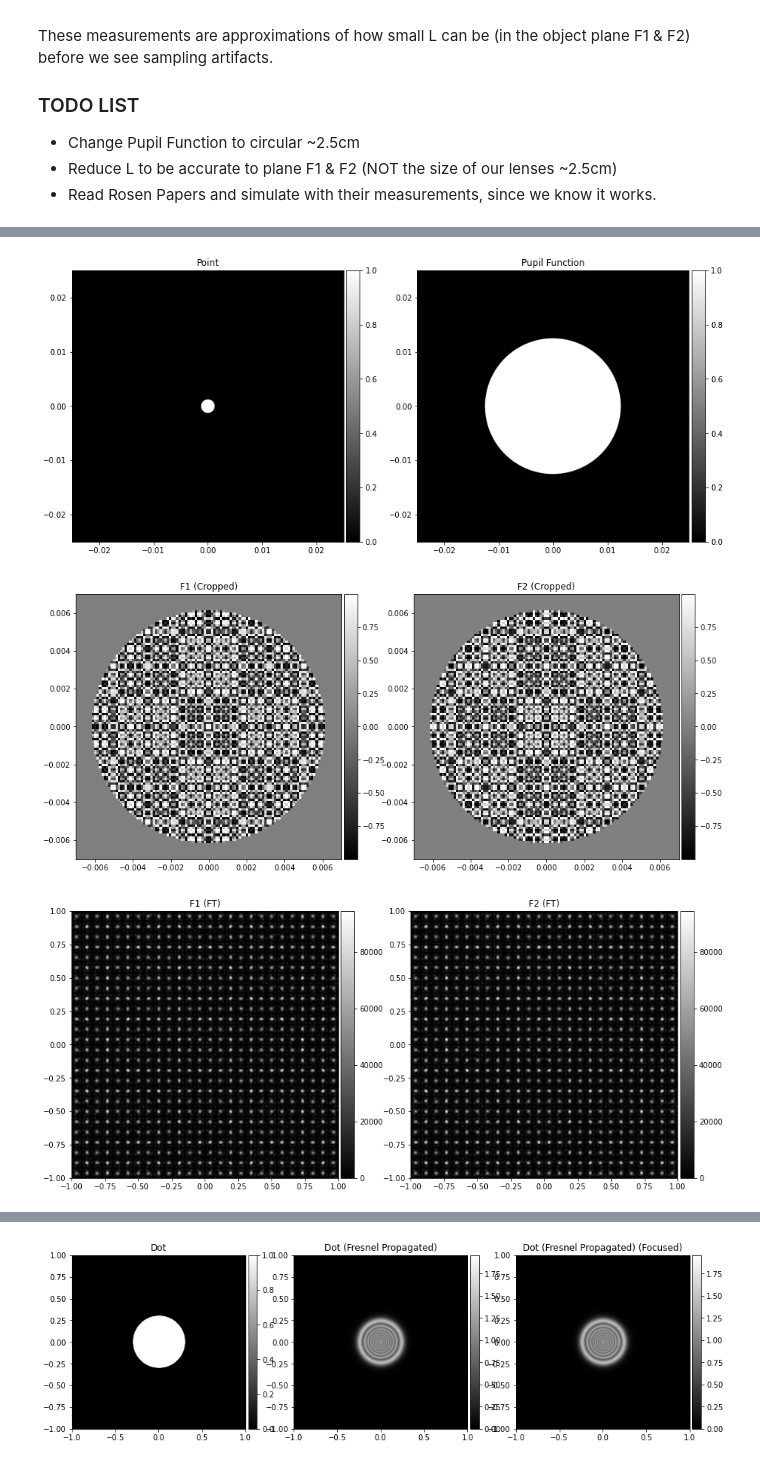
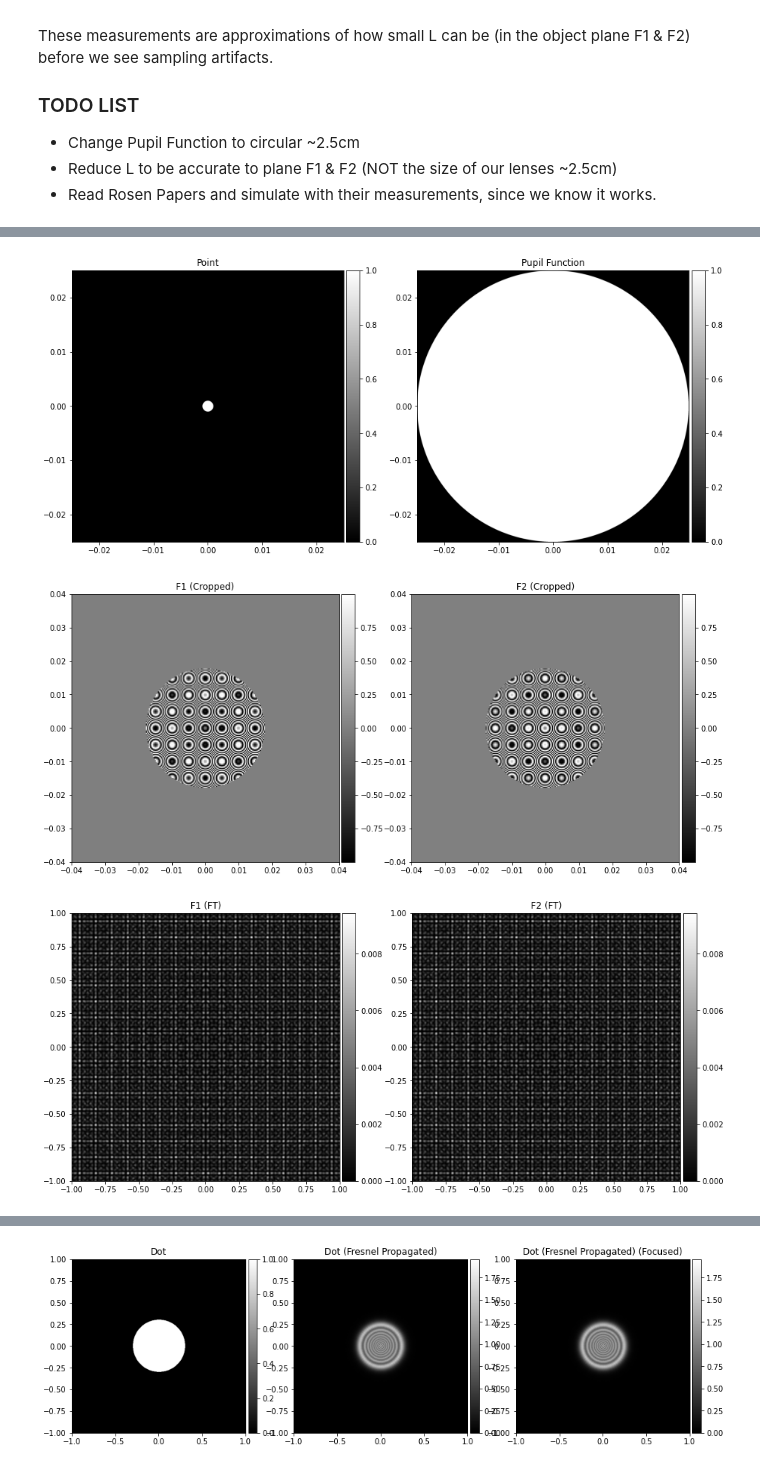
Before and after one commit to cjmcmahon1/FINCH, a Jupyter notebook: bench_sim.ipynb, the cells around one changed output, grey strips where cells are left out. Drawn from its saved outputs; the diff is of its cells as text; code cells hidden in the pictures.

Commit message:
update point_distribution to specify scale of image

```diff
--- a/bench_sim.ipynb
+++ b/bench_sim.ipynb
@@ -125,9 +125,9 @@ def plot_images(im_list, bounds="auto", plot_type="intensity"):
     plt.show()
 # %%
 #Functions for propagating images
-def point_distribution(sample_density=100):
+def point_distribution(sample_density=100, length=1.):
     #create a uniform distribution of (sample_density^2) 2D coordinates
-    return np.array(np.meshgrid(np.linspace(-1, 1, sample_density), np.linspace(-1, 1, sample_density)))
+    return np.array(np.meshgrid(np.linspace(-1*length/2, length/2, sample_density), np.linspace(-1*length/2, length/2, sample_density)))
 
 def fresnel_TF_prop(U1, L, z, wavelength=1, label=None):
     # simulate the optical propagation of an input plane based on the Frenel Transfer Function
@@ -173,15 +173,16 @@ def focus(U1, zf, wavelength=1., label=None):
 def circ(point_grid, radius):
     return np.array(np.sqrt(np.sum(point_grid**2, axis=0)) < radius).astype(float)
 
-def quadratic_phase_prop(point_grid, z, wavelength=1):
+def quadratic_phase_prop(point_grid, z, wavelength=1., image_length=1.):
     k = 2 * np.pi / wavelength
-    return np.array(np.exp((-1j * k / (2*z)) * np.sum(point_grid**2, axis=0)))
+    sq_distances = np.sum(point_grid**2, axis=0)
+    return np.array(np.exp((-1j * k / (2*z)) * sq_distances))
 
 def ft(image):
-    return fft.fft2(fft.fftshift(image))
+    return fft.fft2(fft.fftshift(image), norm="ortho")
 
 def ift(image):
-    return fft.ifftshift(fft.ifft2(image))
+    return fft.ifftshift(fft.ifft2(image, norm="ortho"))
 
 def OTF(U1, L, zxp, wxp, wavelength=1., label=None):
     #generate Optical Transfer Function (CFO 7.24) for simulated imaging
@@ -279,19 +280,23 @@ class BRL_bench_measurements:
 
     def get_planes(self):
         #start with a point source
-        p_grid = point_distribution(self.num_points)
-        point = image_plane(circ(p_grid, 0.05),
+        p_grid = point_distribution(self.num_points, 4*self.pupil_radius)
+        point = image_plane(circ(p_grid, 1e-3),
                             "Point", length = 4*self.pupil_radius)
         #propagate a quadratic phase onto the two points to generate F1 & F2 (cite goodman)
-        f1 = image_plane(point.image * quadratic_phase_prop(p_grid, self.displacement, wavelength=self.wavelength), "F1")
-        f2 = image_plane(point.image * quadratic_phase_prop(p_grid, -1*self.displacement, wavelength=self.wavelength), "F2")
+        f1 = image_plane(point.image * quadratic_phase_prop(p_grid, self.displacement,
+                                                            wavelength=self.wavelength,
+                                                            image_length=point.length), "F1")
+        f2 = image_plane(point.image * quadratic_phase_prop(p_grid, -1*self.displacement,
+                                                            image_length = point.length,
+                                                            wavelength=self.wavelength), "F2")
         #assume pupil function is a circle of radius 1.25cm
         pupil = image_plane(pupil_func(point_distribution(self.num_points), 0.5),
                             label="Pupil Function", length=4*self.pupil_radius)
         #fouruer transform F1 & F2
         f1_ft = image_plane(ft(f1.image), "F1 (FT)")
         f2_ft = image_plane(ft(f2.image), "F2 (FT)")
-        #interference is sum of the two images
+        #miltiply FT by the pupil funcction to get the image of each
         f1_im = image_plane(ift(f1_ft.image*pupil.image), "F1 Image", f1.length)
         f2_im = image_plane(ift(f2_ft.image*pupil.image), "F2 Image", f2.length)
         #interference is just the sum of the two
@@ -307,26 +312,26 @@ class BRL_bench_measurements:
         plot_images([planes["f1"].zoom(), planes["f2"].zoom()], plot_type="imag")
         plot_images([planes["f1_ft"], planes["f2_ft"]])
         plot_images([planes["f1_im"].zoom(), planes["f2_im"].zoom()])
-        planes["interference"].zoom().plot()
+        planes["interference"].zoom().zoom().plot()
 # %%
 #approximate measurements of parameters in my optical setup.
 #I don't notice any interference pattern with these parameters.
 bench_measurements = {"wavelength":490e-9, #490nm
                       "length":2.5e-3,#2.5cm #REVERT
                       "z":415e-3, #~415mm
                       "wxp":1.25e-2, #1.25cm
                       "displacement":15e-3 #~15mm
                      }
 brooker_bench_measurements = {"wavelength":465e-9, #465nm
                       "length":250e-6,#2.5cm #REVERT
                       "z":273.73e-3, #273.73mm
                       "wxp":1.25e-2, #1.25cm
                       "displacement":10e-3 #~10mm
                      }
-bench = BRL_bench_measurements(**bench_measurements, num_points = 2000)
-brooker_bench = BRL_bench_measurements(**brooker_bench_measurements, num_points = 2000)
+bench = BRL_bench_measurements(**bench_measurements, num_points = 3000)
+brooker_bench = BRL_bench_measurements(**brooker_bench_measurements, num_points = 3000)
 brooker_bench.default_plot()
 # %% [output]
-[figure, old version]
+[figure, new version]
-[figure, old version]
+[figure, new version]
-[figure, old version]
+[figure, new version]
```
Also changed, not shown: parts of 2 cells of this notebook.
